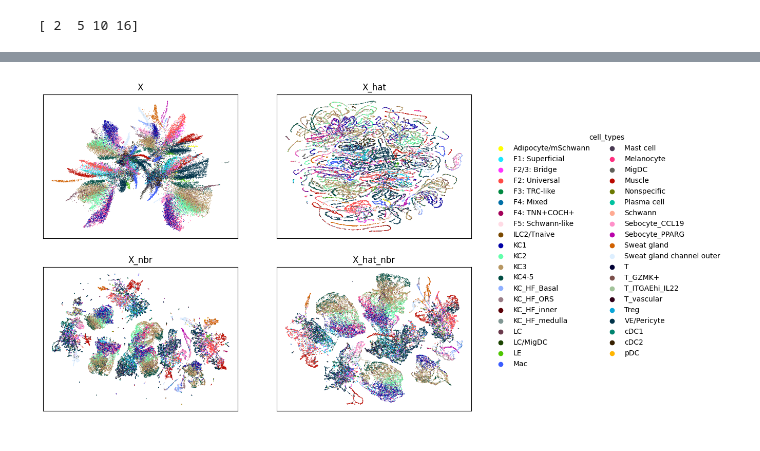
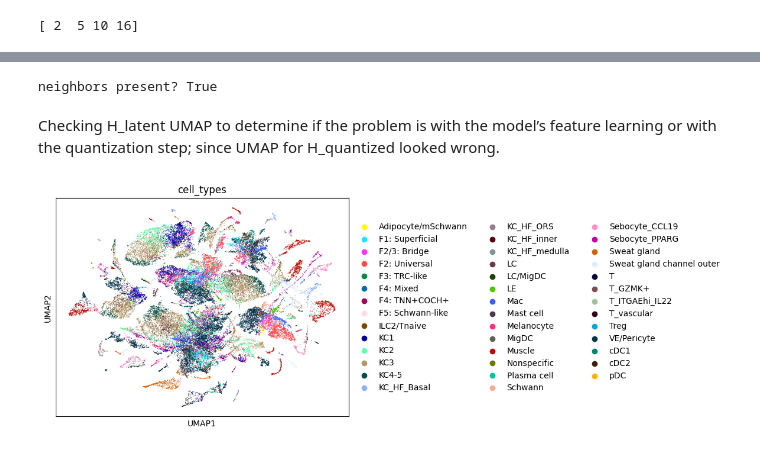
Before and after one commit to Lotfollahi-lab/squint-reproducibility, a Jupyter notebook: analysis/benchmarking/temporal_skin_task/temporal_skin.ipynb, the cells around one changed output, grey strips where cells are left out. Drawn from its saved outputs; the diff is of its cells as text; code cells hidden in the pictures.

```diff
--- a/analysis/benchmarking/temporal_skin_task/temporal_skin.ipynb
+++ b/analysis/benchmarking/temporal_skin_task/temporal_skin.ipynb
@@ -350,9 +323,6 @@ plot_umap_attribute_imputation(
-# %%
-plot_umap_attribute_imputation(
-    adata,
-    embedding_keys=['X','X_hat', 'X_nbr', 'X_hat_nbr'],
-     # you can give more than one key if you want multiple panels
-    label_key='cell_types'            # or 'niche_types'
-)
-# %% [output]
-[figure, removed]
+# %%
+print('neighbors present?','H_quantized_attr_neighbors' in adata.uns)
+# %% [output]
+neighbors present? True
+# %% [markdown]
+Checking H_latent UMAP to determine if the problem is with the model’s feature learning or with the quantization step; since UMAP for H_quantized looked wrong.
@@ -358,0 +335,5 @@ plot_umap_attribute_imputation(
+# %%
+#Plot the UMAP
+sc.pl.umap(adata, color ='cell_types', neighbors_key='H_latent_attr_neighbors', legend_loc='right margin',show=True)
+# %% [output]
+[figure, added]
```
Also changed, not shown: parts of 11 cells of this notebook.
